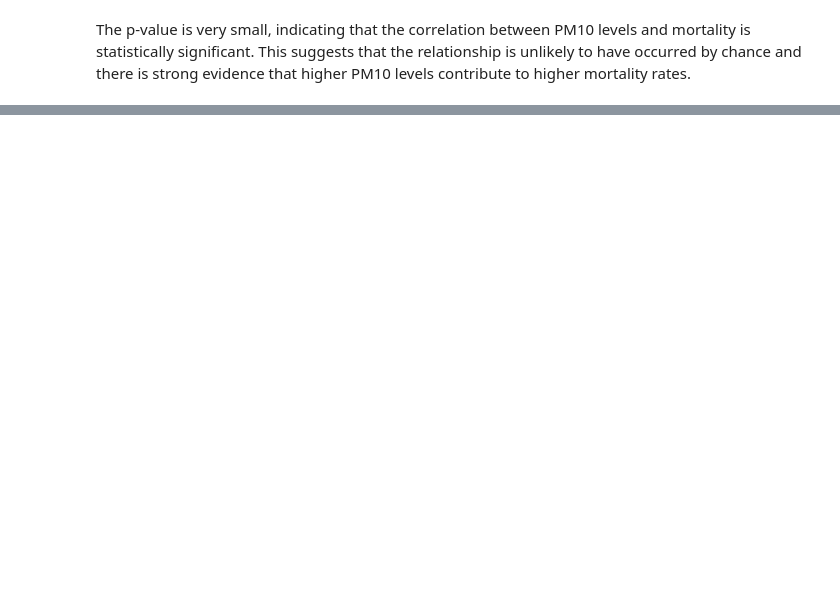
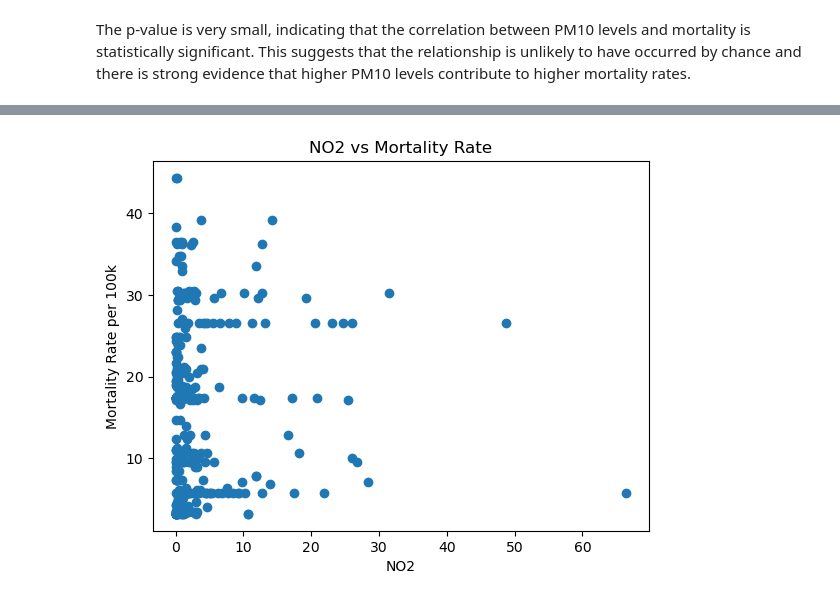
Before and after one commit to Golnaz8/airquality_vs_health, a Jupyter notebook: AirQuality_vs_Health/data_exploration.ipynb, the cells around one changed output, grey strips where cells are left out. Cells and saved outputs as stored; diff of their text form; code cells hidden in the pictures; blank space fills up the shorter version.

```diff
--- a/AirQuality_vs_Health/data_exploration.ipynb
+++ b/AirQuality_vs_Health/data_exploration.ipynb
@@ -280,0 +311,9 @@ The p-value is very small, indicating that the correlation between PM10 levels a
+# %%
+# Scatter plot between NO2 and Mortality Rate
+plt.scatter(data['NO2'], data['MortalityRate_per_100k'])
+plt.title('NO2 vs Mortality Rate')
+plt.xlabel('NO2')
+plt.ylabel('Mortality Rate per 100k')
+plt.show()
+# %% [output]
+[figure, added]
```
Also changed, not shown: parts of 41 cells of this notebook.
